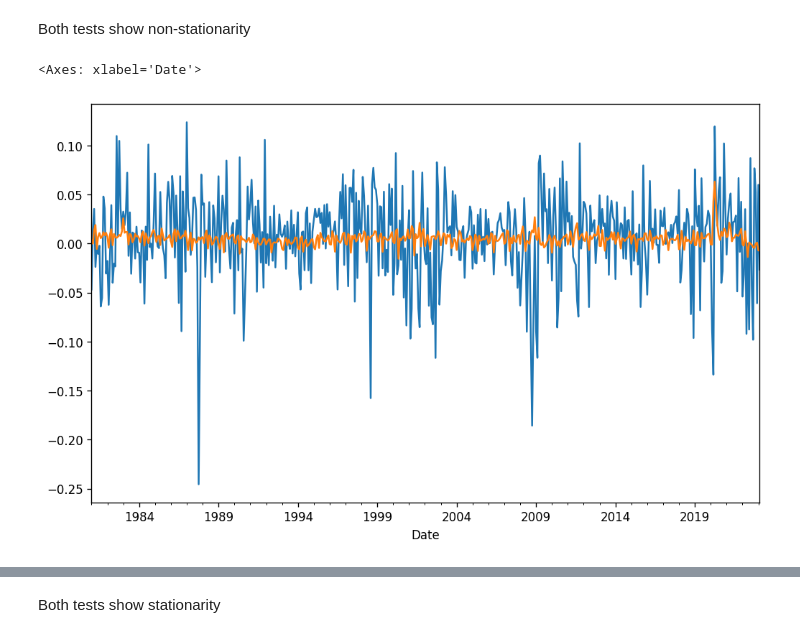
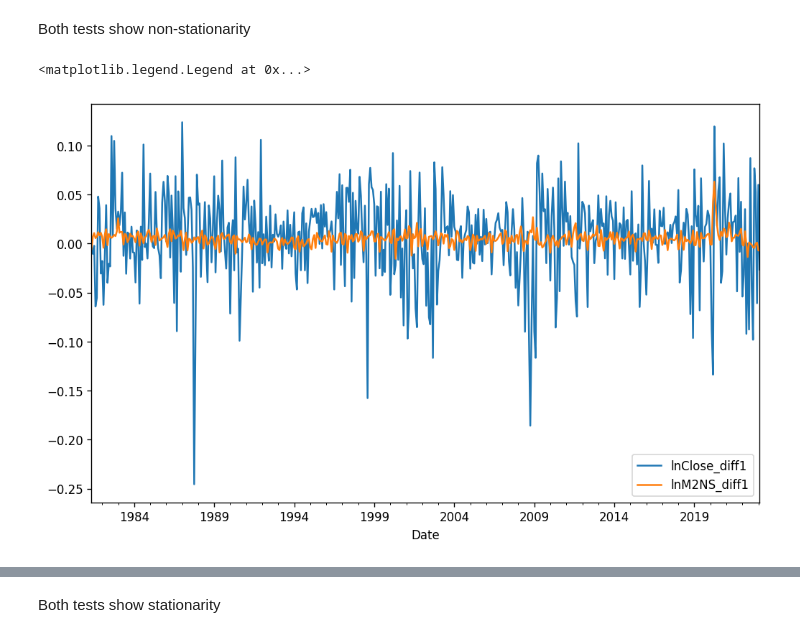
Before and after one commit to jtbandurski/WEC2023, a Jupyter notebook: SARIMAX_close_monthly.ipynb, the cells around one changed output, grey strips where cells are left out. Cells and saved outputs as stored; diff of their text form; code cells hidden in the pictures.

```diff
--- a/SARIMAX_close_monthly.ipynb
+++ b/SARIMAX_close_monthly.ipynb
@@ -173,13 +174,14 @@ Both tests show non-stationarity
 # %%
 monthly_M2_SP['lnClose_diff1'] = monthly_M2_SP['lnClose']- monthly_M2_SP['lnClose'].shift(1)
 monthly_M2_SP.dropna(inplace=True)
 monthly_M2_SP['lnM2NS_diff1'] = monthly_M2_SP['lnM2NS']- monthly_M2_SP['lnM2NS'].shift(1)
 monthly_M2_SP.dropna(inplace=True)
 monthly_M2_SP['lnClose_diff1'].plot()
 monthly_M2_SP['lnM2NS_diff1'].plot()
+plt.legend(['lnClose_diff1','lnM2NS_diff1'])
 # %% [output]
-<Axes: xlabel='Date'>
+<matplotlib.legend.Legend at 0x...>
-[figure, old version]
+[figure, new version]
 # %%
 adf_test(monthly_M2_SP['lnClose_diff1'])
 kpss_test(monthly_M2_SP['lnClose_diff1'])
```
Also changed, not shown: parts of 10 cells of this notebook, 1 other file.
